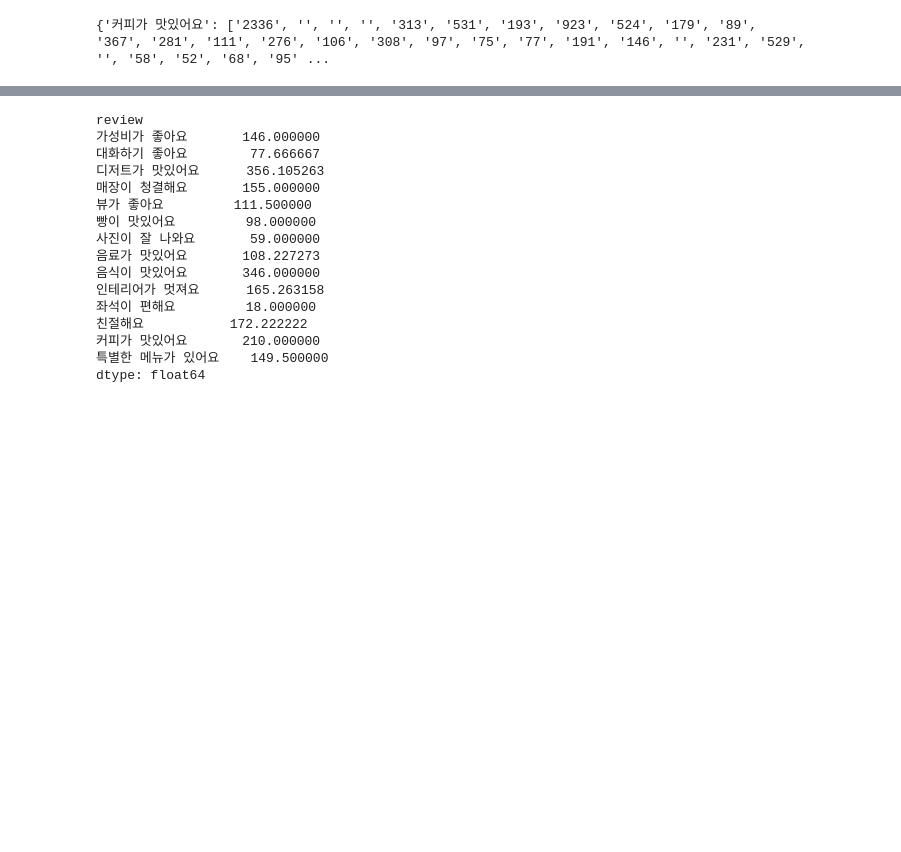
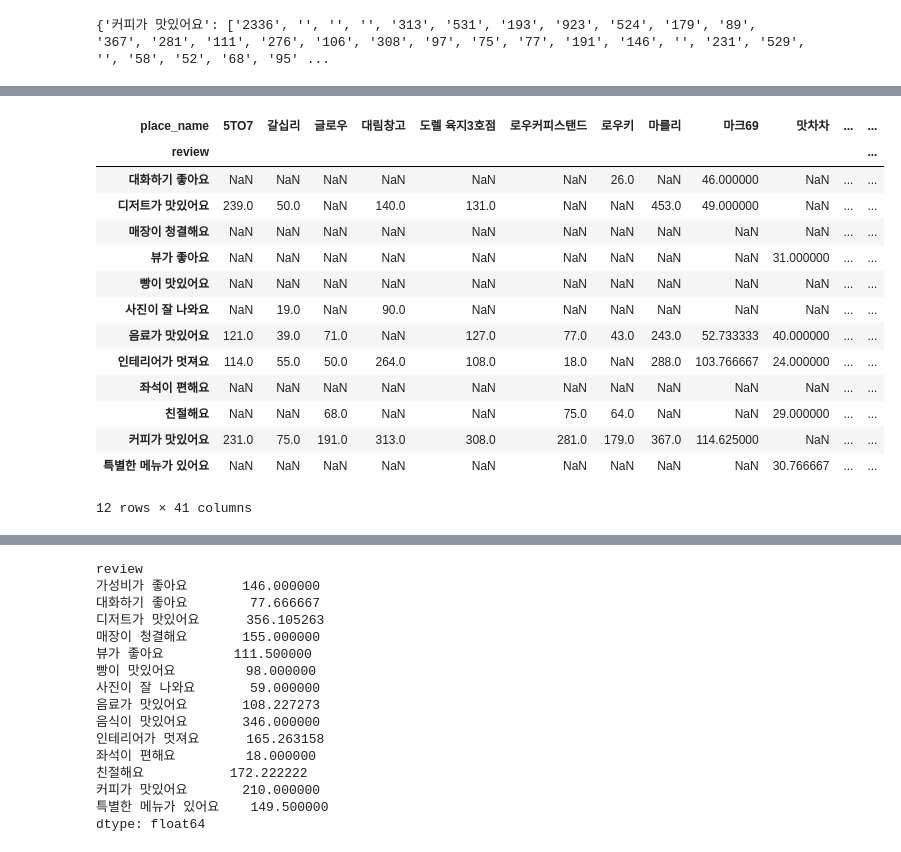
Before and after one commit to DongChanLee/recommendation, a Jupyter notebook: test_dataframe.ipynb, the cells around one changed output, grey strips where cells are left out. Saved outputs shown, nothing was run; the diff lists cells and outputs as text; code cells hidden in the pictures; blank space fills up the shorter version.

```diff
--- a/test_dataframe.ipynb
+++ b/test_dataframe.ipynb
@@ -580,3 +657,22 @@ x_test
+# %%
+rating_matrix = pd.pivot_table(x_train, index='review', columns='place_name', values = 'rating', aggfunc='mean')
+rating_matrix
+# %% [output]
+| place_name | 5TO7 | 갈십리 | 글로우 | 대림창고 | 도렐 육지3호점 | 로우커피스탠드 | 로우키 | 마를리 | 마크69 | 맛차차 | ... | ... |
+| review |  |  |  |  |  |  |  |  |  |  |  | ... |
+| 대화하기 좋아요 | NaN | NaN | NaN | NaN | NaN | NaN | 26.0 | NaN | 46.000000 | NaN | ... | ... |
+| 디저트가 맛있어요 | 239.0 | 50.0 | NaN | 140.0 | 131.0 | NaN | NaN | 453.0 | 49.000000 | NaN | ... | ... |
+| 매장이 청결해요 | NaN | NaN | NaN | NaN | NaN | NaN | NaN | NaN | NaN | NaN | ... | ... |
+| 뷰가 좋아요 | NaN | NaN | NaN | NaN | NaN | NaN | NaN | NaN | NaN | 31.000000 | ... | ... |
+| 빵이 맛있어요 | NaN | NaN | NaN | NaN | NaN | NaN | NaN | NaN | NaN | NaN | ... | ... |
+| 사진이 잘 나와요 | NaN | 19.0 | NaN | 90.0 | NaN | NaN | NaN | NaN | NaN | NaN | ... | ... |
+| 음료가 맛있어요 | 121.0 | 39.0 | 71.0 | NaN | 127.0 | 77.0 | 43.0 | 243.0 | 52.733333 | 40.000000 | ... | ... |
+| 인테리어가 멋져요 | 114.0 | 55.0 | 50.0 | 264.0 | 108.0 | 18.0 | NaN | 288.0 | 103.766667 | 24.000000 | ... | ... |
+| 좌석이 편해요 | NaN | NaN | NaN | NaN | NaN | NaN | NaN | NaN | NaN | NaN | ... | ... |
+| 친절해요 | NaN | NaN | 68.0 | NaN | NaN | 75.0 | 64.0 | NaN | NaN | 29.000000 | ... | ... |
+| 커피가 맛있어요 | 231.0 | 75.0 | 191.0 | 313.0 | 308.0 | 281.0 | 179.0 | 367.0 | 114.625000 | NaN | ... | ... |
+| 특별한 메뉴가 있어요 | NaN | NaN | NaN | NaN | NaN | NaN | NaN | NaN | NaN | 30.766667 | ... | ... |
+12 rows × 41 columns
 # %%
 rating_matrix = x_train.pivot(index='review', columns='place_name', values='rating')
 rating_matrix
```
Also changed, not shown: parts of 24 cells of this notebook, 53 other files.
